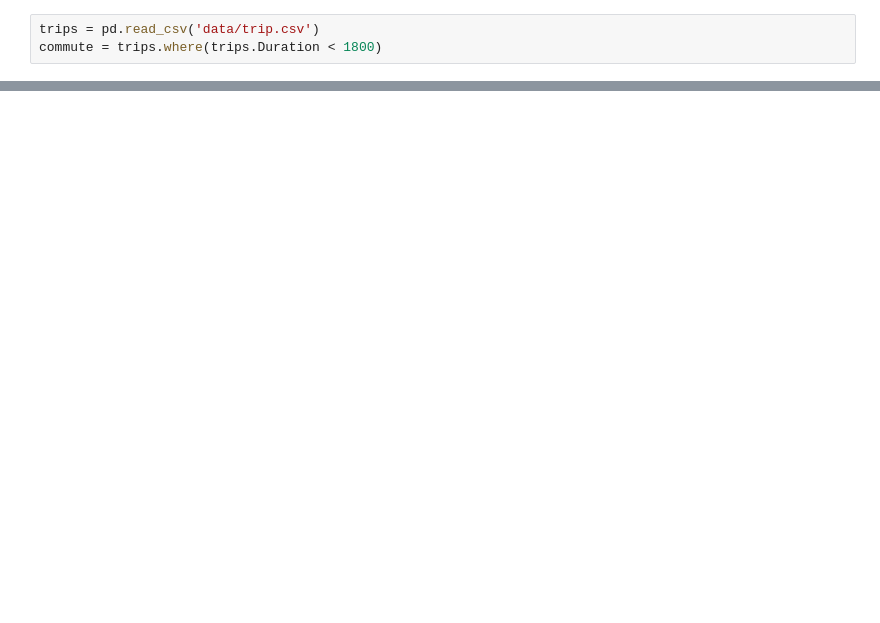
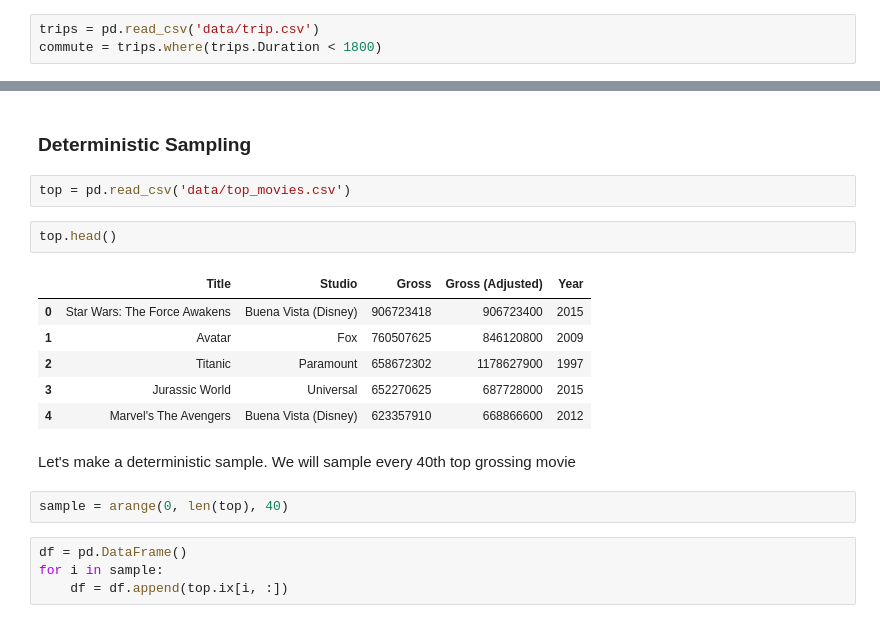
Before and after one commit to omoju/Fundamentals, a Jupyter notebook: Data/dataSampling.ipynb, the cells around one changed output, grey strips where cells are left out. Saved outputs shown, nothing was run; the diff lists cells and outputs as text; blank space fills up the shorter version.

Commit message:
feat: Probability Sampling

```diff
--- a/Data/dataSampling.ipynb
+++ b/Data/dataSampling.ipynb
@@ -48,0 +127,21 @@ display(commute.head())
+# %% [markdown]
+### Deterministic Sampling
+# %%
+top = pd.read_csv('data/top_movies.csv')
+# %%
+top.head()
+# %% [output]
+|  | Title | Studio | Gross | Gross (Adjusted) | Year |
+| 0 | Star Wars: The Force Awakens | Buena Vista (Disney) | 906723418 | 906723400 | 2015 |
+| 1 | Avatar | Fox | 760507625 | 846120800 | 2009 |
+| 2 | Titanic | Paramount | 658672302 | 1178627900 | 1997 |
+| 3 | Jurassic World | Universal | 652270625 | 687728000 | 2015 |
+| 4 | Marvel's The Avengers | Buena Vista (Disney) | 623357910 | 668866600 | 2012 |
+# %% [markdown]
+Let's make a deterministic sample. We will sample every 40th top grossing movie
+# %%
+sample = arange(0, len(top), 40)
+# %%
+df = pd.DataFrame()
+for i in sample:
+    df = df.append(top.ix[i, :])
```
Also changed, not shown: parts of 19 cells of this notebook.
